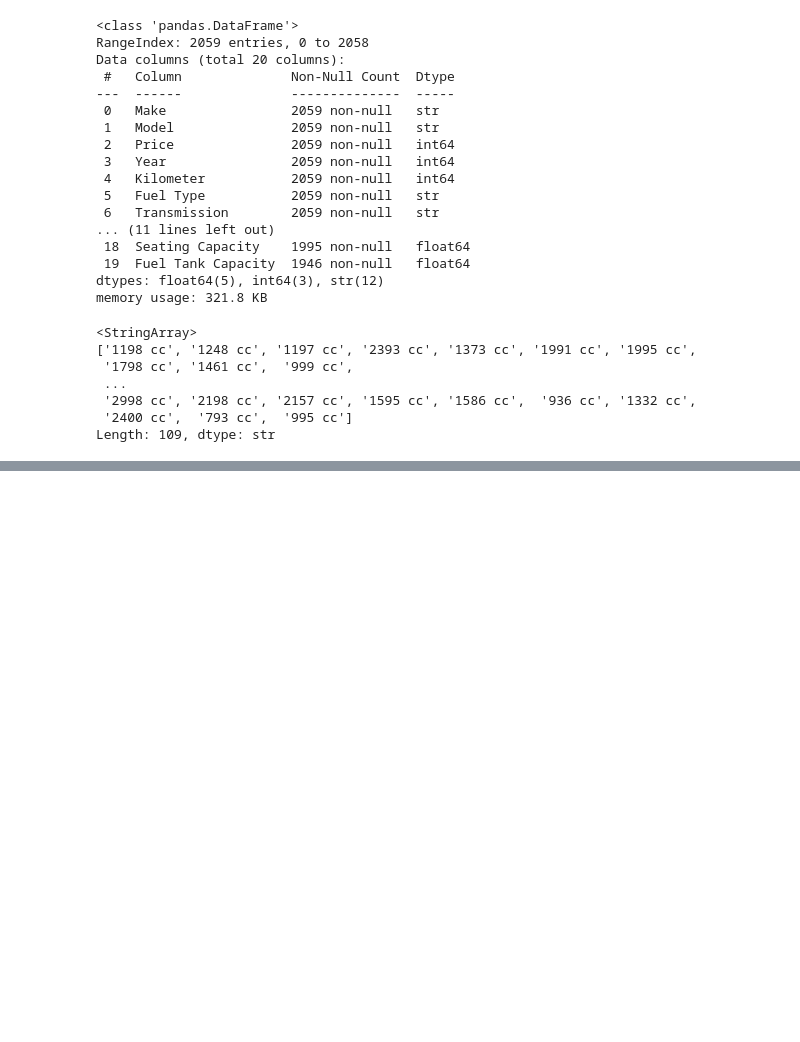
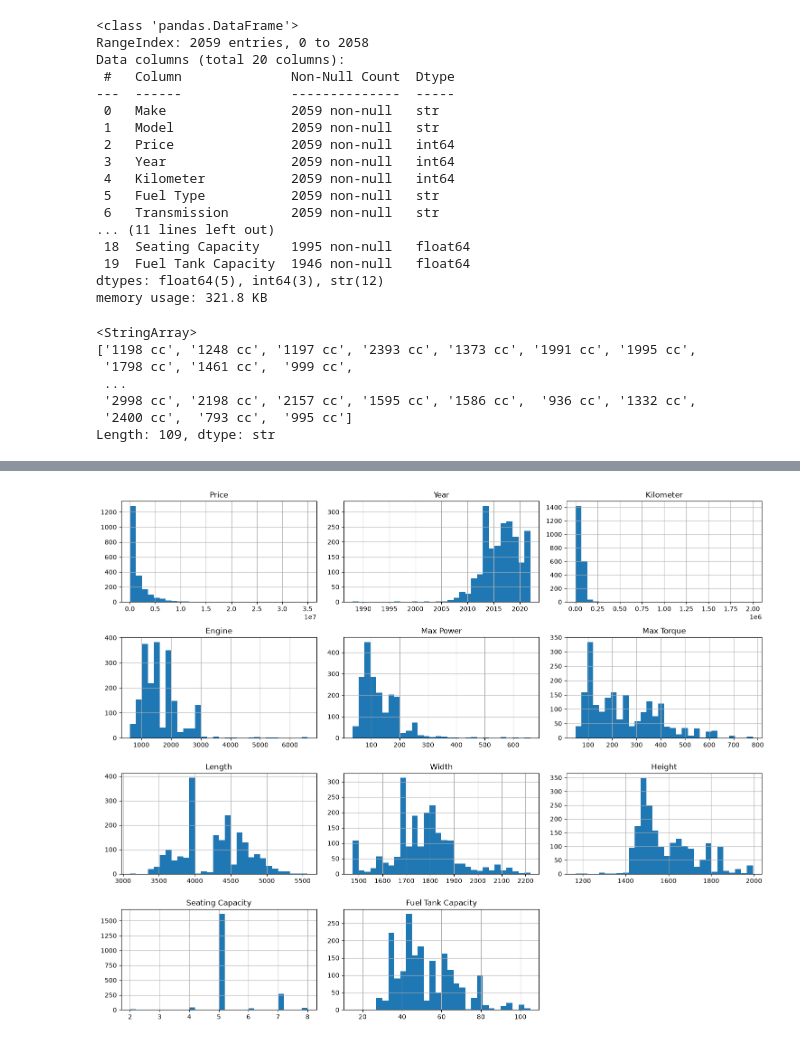
Before and after one commit to aarya25dh/analyzing-selling-price-of-used-cars-using-python, a Jupyter notebook: notebooks/cars.ipynb, the cells around one changed output, grey strips where cells are left out. Drawn from its saved outputs; the diff is of its cells as text; code cells hidden in the pictures; blank space fills up the shorter version.

```diff
--- a/notebooks/cars.ipynb
+++ b/notebooks/cars.ipynb
@@ -4,5 +4,5 @@ import pandas as pd
 # %%
-df = pd.read_csv("../data/raw/car_details_v4.csv");
+df = pd.read_csv("../data/raw/car_raw_details.csv")
 # %%
 df.isnull().sum()
 # %% [output]
@@ -91,7 +71,10 @@ numeric_cols = [
     "Width",
     "Height",
     "Seating Capacity",
-    "Fuel Tank Capacity"
+    "Fuel Tank Capacity",
+    "Engine",
+    "Max Power",
+    "Max Torque"
 ]
 
 # Extract the first numeric value from each column
@@ -104,7 +87,6 @@ df.to_csv("../data/processed/car_new_details.csv",index=False)
 
 # Check the result
 print(df[numeric_cols].head())
-print(df[numeric_cols].dtypes)
 # %% [output]
    Engine  Max Power  Max Torque  Length   Width  Height  Seating Capacity  \
 0    1198       87.0       109.0  3990.0  1680.0  1505.0               5.0
@@ -145,0 +104,3 @@ max                 105.0
+# %%
+numeric_columns = df.select_dtypes(include="number").columns
+print(numeric_columns)
@@ -145,0 +148,10 @@ max                 105.0
+# %%
+df[numeric_columns].hist(
+    figsize=(15, 12),
+    bins=30
+)
+
+plt.tight_layout()
+plt.show()
+# %% [output]
+[figure, added]
```
Also changed, not shown: parts of 26 cells of this notebook, 3 other files.
